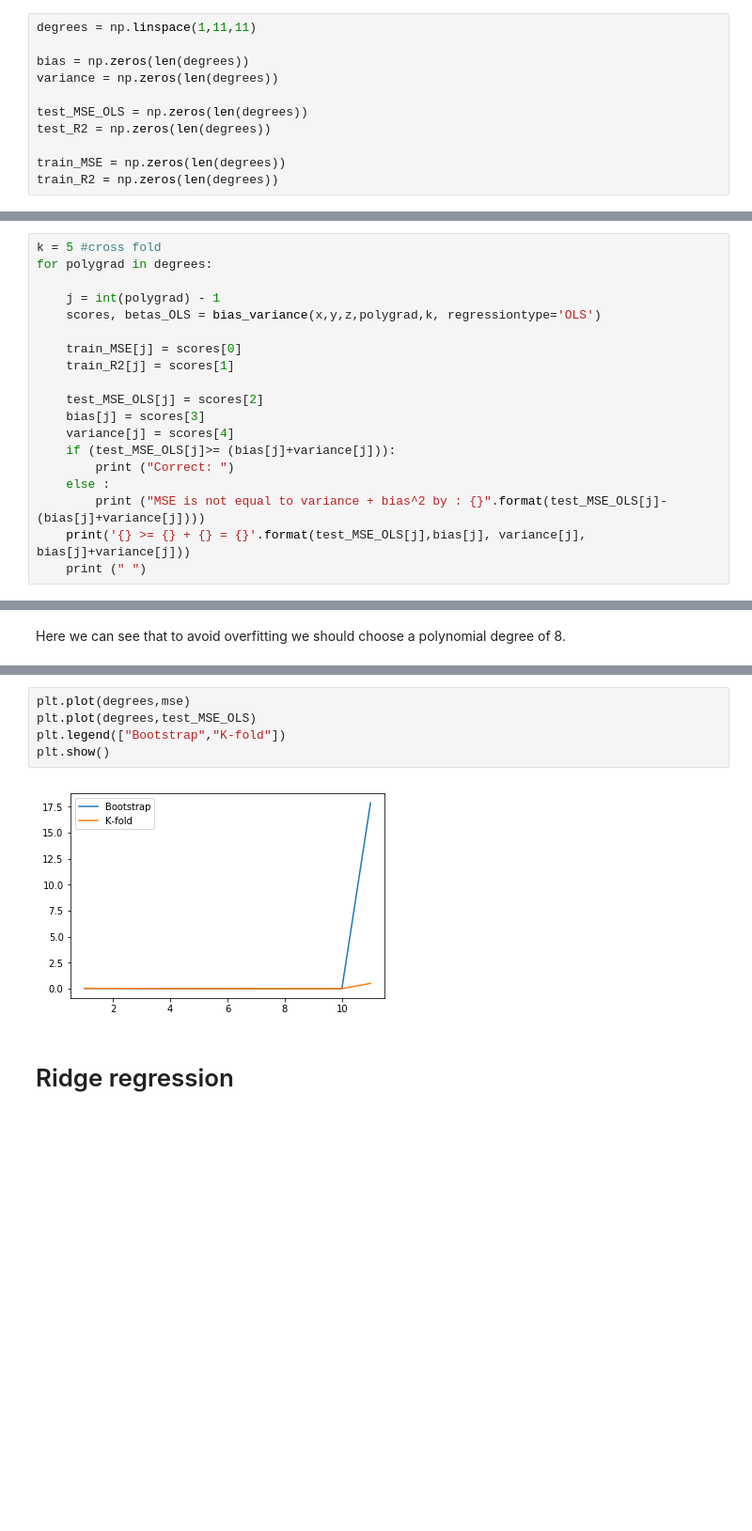
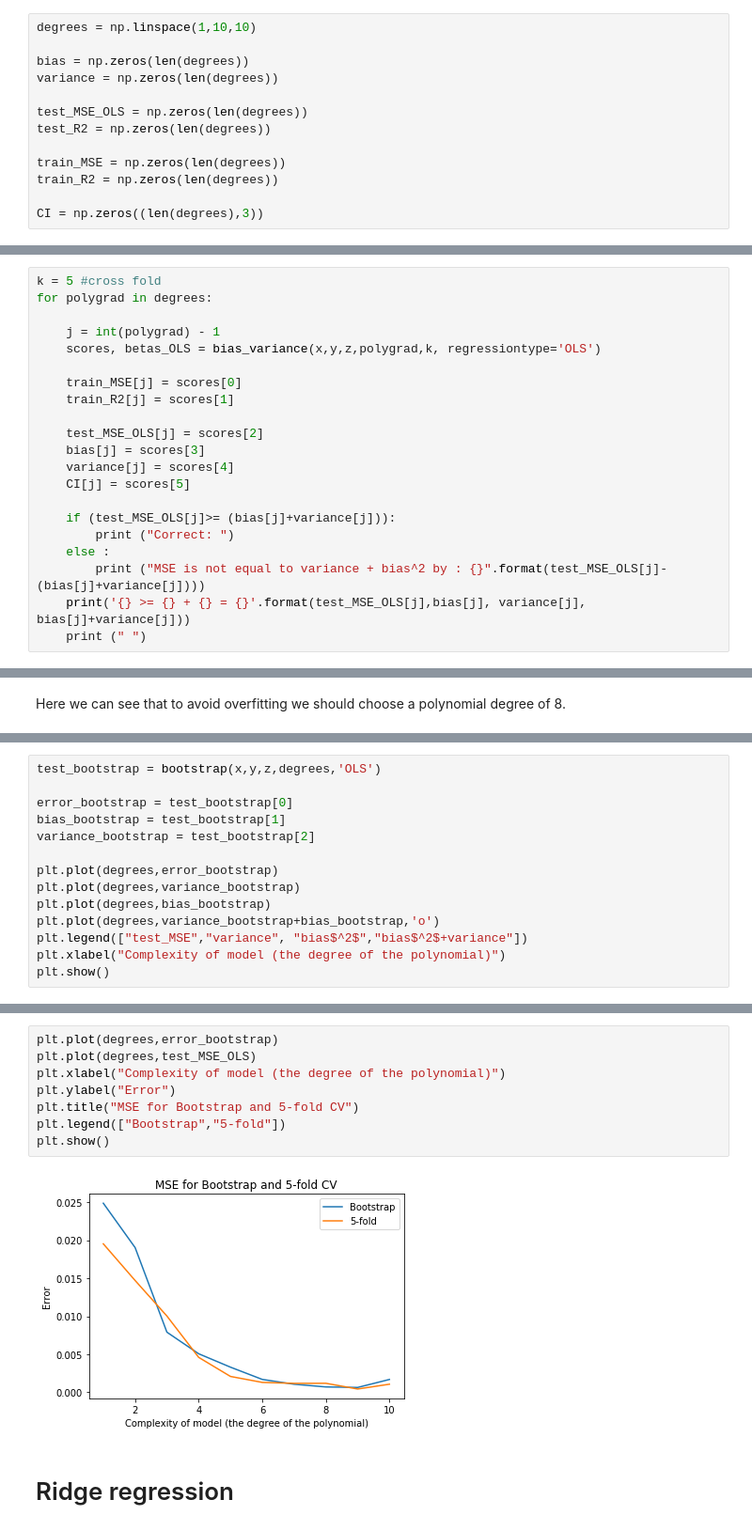
Before and after one commit to ohebbi/FYS-STK4155, a Jupyter notebook: reproducible_results/main.ipynb, the cells around one changed output, grey strips where cells are left out. Shown: that part at 94% size. Saved outputs shown, nothing was run; the diff lists cells and outputs as text; blank space fills up the shorter version.

```diff
--- a/reproducible_results/main.ipynb
+++ b/reproducible_results/main.ipynb
@@ -11,7 +11,7 @@ x,y,z = generate_data()
 # %% [markdown]
 Defining variables next:
 # %%
-degrees = np.linspace(1,11,11)
+degrees = np.linspace(1,10,10)
 
 bias = np.zeros(len(degrees))
 variance = np.zeros(len(degrees))
@@ -21,6 +21,8 @@ test_R2 = np.zeros(len(degrees))
 
 train_MSE = np.zeros(len(degrees))
 train_R2 = np.zeros(len(degrees))
+
+CI = np.zeros((len(degrees),3))
 # %% [markdown]
 # Ordinary Least Square
 # %% [markdown]
@@ -38,6 +40,8 @@ for polygrad in degrees:
     test_MSE_OLS[j] = scores[2]
     bias[j] = scores[3]
     variance[j] = scores[4]
+    CI[j] = scores[5]
+
     if (test_MSE_OLS[j]>= (bias[j]+variance[j])):
         print ("Correct: ")
     else :
@@ -138,0 +165,14 @@ plt.show()
+# %%
+test_bootstrap = bootstrap(x,y,z,degrees,'OLS')
+
+error_bootstrap = test_bootstrap[0]
+bias_bootstrap = test_bootstrap[1]
+variance_bootstrap = test_bootstrap[2]
+
+plt.plot(degrees,error_bootstrap)
+plt.plot(degrees,variance_bootstrap)
+plt.plot(degrees,bias_bootstrap)
+plt.plot(degrees,variance_bootstrap+bias_bootstrap,'o')
+plt.legend(["test_MSE","variance", "bias$^2$","bias$^2$+variance"])
+plt.xlabel("Complexity of model (the degree of the polynomial)")
+plt.show()
@@ -139,10 +182,13 @@ plt.show()
 # %%
-plt.plot(degrees,mse)
+plt.plot(degrees,error_bootstrap)
 plt.plot(degrees,test_MSE_OLS)
-plt.legend(["Bootstrap","K-fold"])
+plt.xlabel("Complexity of model (the degree of the polynomial)")
+plt.ylabel("Error")
+plt.title("MSE for Bootstrap and 5-fold CV")
+plt.legend(["Bootstrap","5-fold"])
 plt.show()
 # %% [output]
-[figure, old version]
+[figure, new version]
 # %% [markdown]
 # Ridge regression
 # %% [markdown]
```
Also changed, not shown: parts of 16 cells of this notebook.
